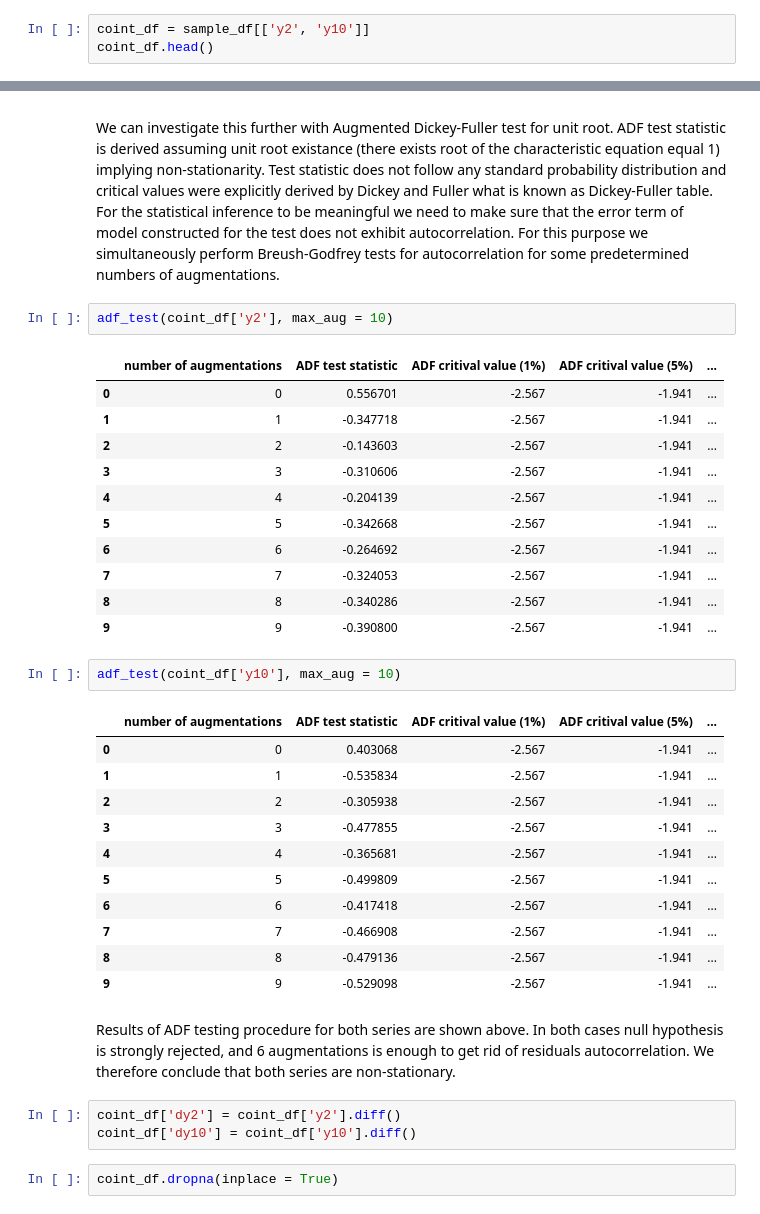
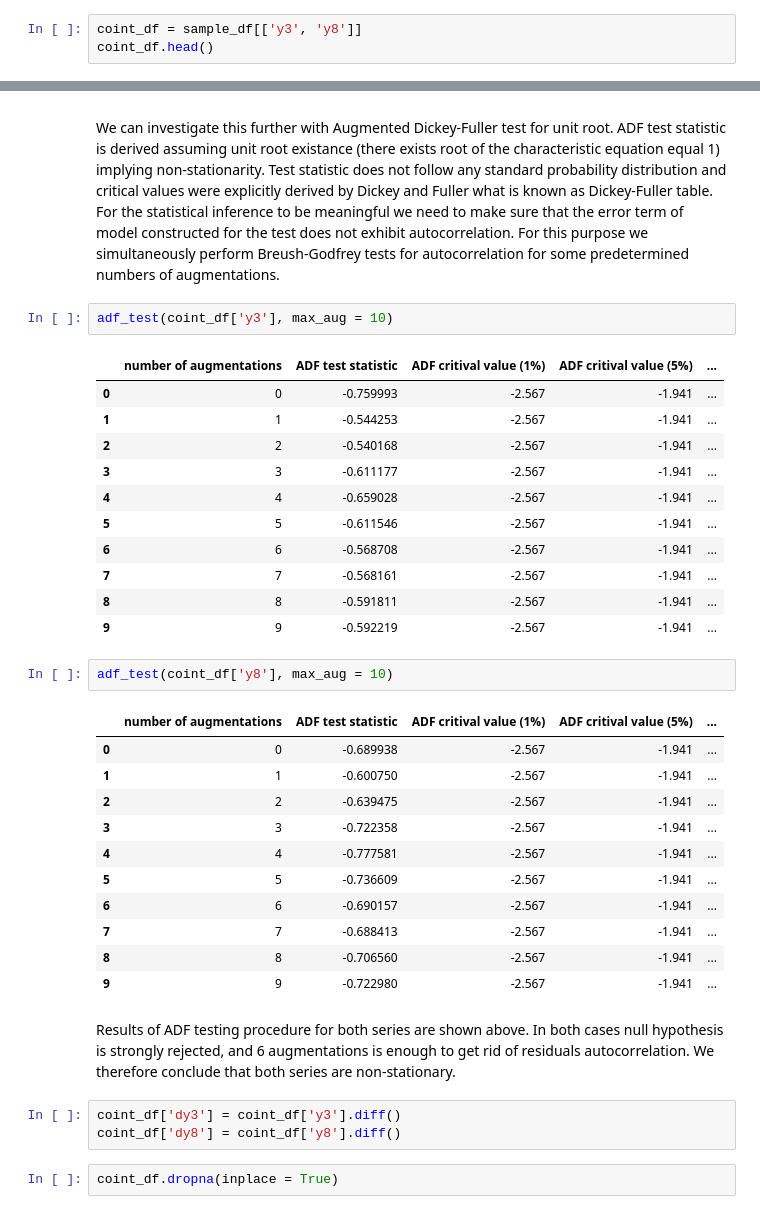
Before and after one commit to pjagiello01/Time-Series-Analysis, a Jupyter notebook: test.ipynb, the cells around one changed output, grey strips where cells are left out. Cells and saved outputs as stored; diff of their text form.

```diff
--- a/test.ipynb
+++ b/test.ipynb
@@ -130,6 +130,6 @@ plt.show()
 # %% [output]
 [figure]
 # %%
-coint_df = sample_df[['y2', 'y10']]
+coint_df = sample_df[['y3', 'y8']]
 coint_df.head()
 # %% [output]
@@ -160,38 +160,38 @@ Common way to check stationarity is visual analysis followed by statistical test
 
 We can investigate this further with Augmented Dickey-Fuller test for unit root. ADF test statistic is derived assuming unit root existance (there exists root of the characteristic equation equal 1) implying non-stationarity. Test statistic does not follow any standard probability distribution and critical values were explicitly derived by Dickey and Fuller what is known as Dickey-Fuller table. For the statistical inference to be meaningful we need to make sure that the error term of model constructed for the test does not exhibit autocorrelation. For this purpose we simultaneously perform Breush-Godfrey tests for autocorrelation for some predetermined numbers of augmentations.
 # %%
-adf_test(coint_df['y2'], max_aug = 10)
+adf_test(coint_df['y3'], max_aug = 10)
 # %% [output]
 |  | number of augmentations | ADF test statistic | ADF critival value (1%) | ADF critival value (5%) | ... |
-| 0 | 0 | 0.556701 | -2.567 | -1.941 | ... |
-| 1 | 1 | -0.347718 | -2.567 | -1.941 | ... |
-| 2 | 2 | -0.143603 | -2.567 | -1.941 | ... |
-| 3 | 3 | -0.310606 | -2.567 | -1.941 | ... |
-| 4 | 4 | -0.204139 | -2.567 | -1.941 | ... |
-| 5 | 5 | -0.342668 | -2.567 | -1.941 | ... |
-| 6 | 6 | -0.264692 | -2.567 | -1.941 | ... |
-| 7 | 7 | -0.324053 | -2.567 | -1.941 | ... |
-| 8 | 8 | -0.340286 | -2.567 | -1.941 | ... |
-| 9 | 9 | -0.390800 | -2.567 | -1.941 | ... |
+| 0 | 0 | -0.759993 | -2.567 | -1.941 | ... |
+| 1 | 1 | -0.544253 | -2.567 | -1.941 | ... |
+| 2 | 2 | -0.540168 | -2.567 | -1.941 | ... |
+| 3 | 3 | -0.611177 | -2.567 | -1.941 | ... |
+| 4 | 4 | -0.659028 | -2.567 | -1.941 | ... |
+| 5 | 5 | -0.611546 | -2.567 | -1.941 | ... |
+| 6 | 6 | -0.568708 | -2.567 | -1.941 | ... |
+| 7 | 7 | -0.568161 | -2.567 | -1.941 | ... |
+| 8 | 8 | -0.591811 | -2.567 | -1.941 | ... |
+| 9 | 9 | -0.592219 | -2.567 | -1.941 | ... |
 # %%
-adf_test(coint_df['y10'], max_aug = 10)
+adf_test(coint_df['y8'], max_aug = 10)
 # %% [output]
 |  | number of augmentations | ADF test statistic | ADF critival value (1%) | ADF critival value (5%) | ... |
-| 0 | 0 | 0.403068 | -2.567 | -1.941 | ... |
-| 1 | 1 | -0.535834 | -2.567 | -1.941 | ... |
-| 2 | 2 | -0.305938 | -2.567 | -1.941 | ... |
-| 3 | 3 | -0.477855 | -2.567 | -1.941 | ... |
-| 4 | 4 | -0.365681 | -2.567 | -1.941 | ... |
-| 5 | 5 | -0.499809 | -2.567 | -1.941 | ... |
-| 6 | 6 | -0.417418 | -2.567 | -1.941 | ... |
-| 7 | 7 | -0.466908 | -2.567 | -1.941 | ... |
-| 8 | 8 | -0.479136 | -2.567 | -1.941 | ... |
-| 9 | 9 | -0.529098 | -2.567 | -1.941 | ... |
+| 0 | 0 | -0.689938 | -2.567 | -1.941 | ... |
+| 1 | 1 | -0.600750 | -2.567 | -1.941 | ... |
+| 2 | 2 | -0.639475 | -2.567 | -1.941 | ... |
+| 3 | 3 | -0.722358 | -2.567 | -1.941 | ... |
+| 4 | 4 | -0.777581 | -2.567 | -1.941 | ... |
+| 5 | 5 | -0.736609 | -2.567 | -1.941 | ... |
+| 6 | 6 | -0.690157 | -2.567 | -1.941 | ... |
+| 7 | 7 | -0.688413 | -2.567 | -1.941 | ... |
+| 8 | 8 | -0.706560 | -2.567 | -1.941 | ... |
+| 9 | 9 | -0.722980 | -2.567 | -1.941 | ... |
 # %% [markdown]
 Results of ADF testing procedure for both series are shown above. In both cases null hypothesis is strongly rejected, and 6 augmentations is enough to get rid of residuals autocorrelation. We therefore conclude that both series are non-stationary.
 # %%
-coint_df['dy2'] = coint_df['y2'].diff()
-coint_df['dy10'] = coint_df['y10'].diff()
+coint_df['dy3'] = coint_df['y3'].diff()
+coint_df['dy8'] = coint_df['y8'].diff()
 # %%
 coint_df.dropna(inplace = True)
 # %%
```
Also changed, not shown: parts of 15 cells of this notebook.
